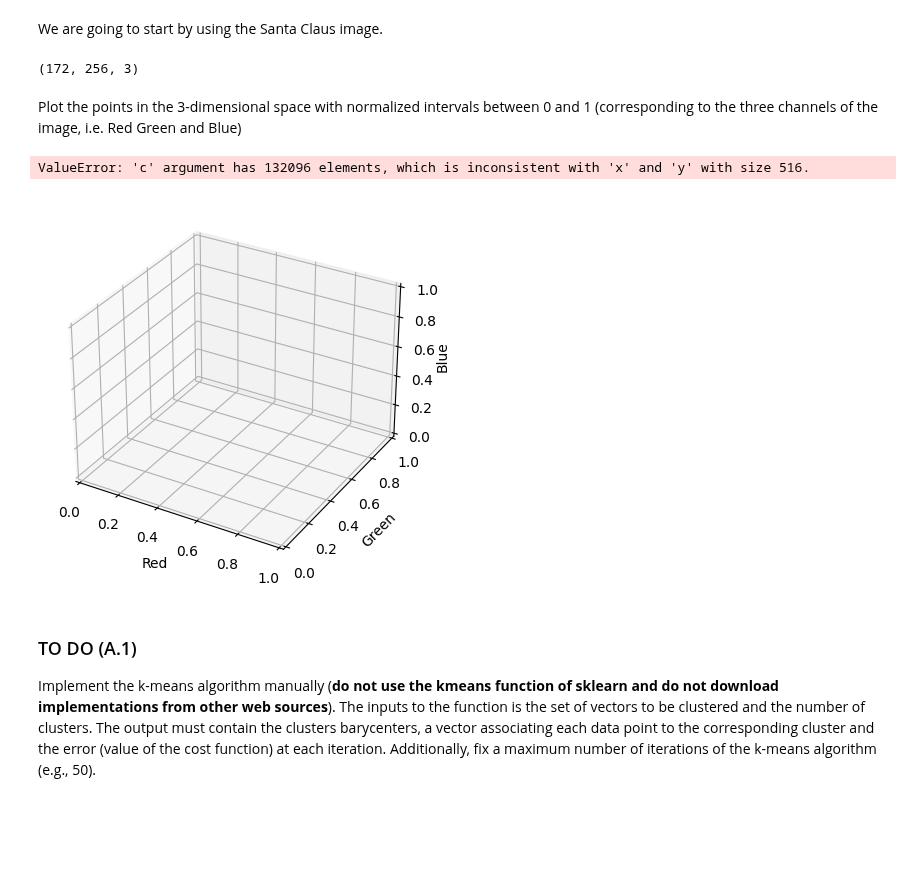
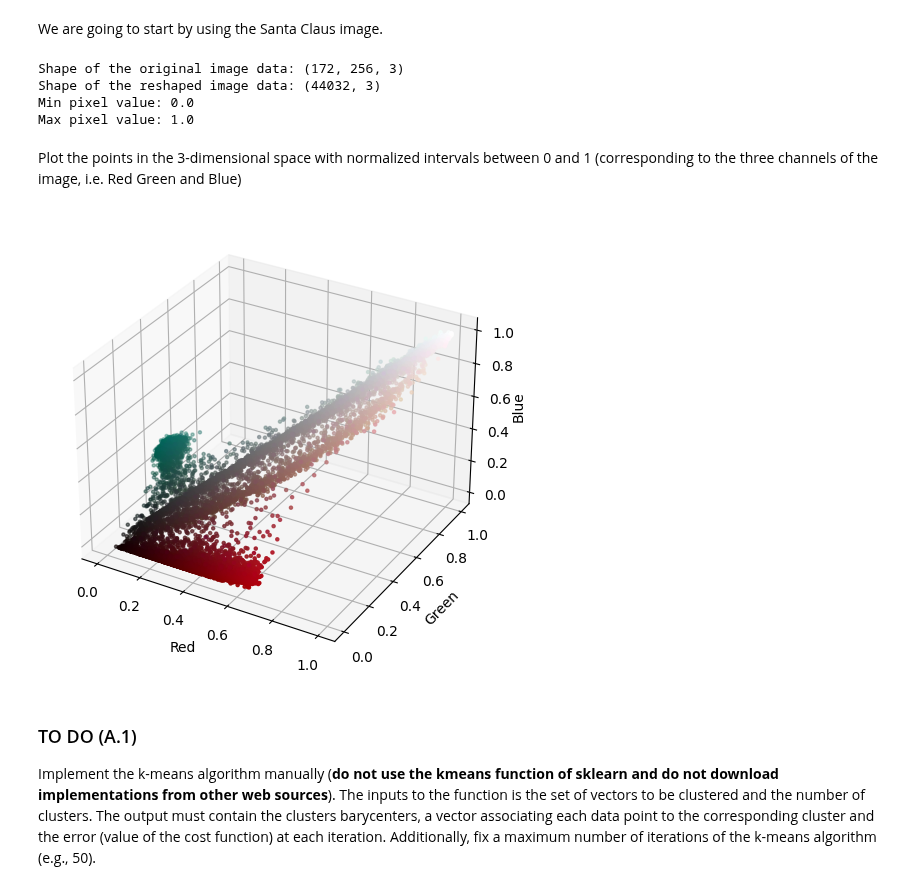
Before and after one commit to r15i/lab-machine-learning, a Jupyter notebook: lab3(consegna)/risi_emilio_lab3.ipynb, the cells around one changed output. Cells and saved outputs as stored; diff of their text form; code cells hidden in the pictures; blank space fills up the shorter version.

Commit message:
changed image format and made first draw of kms

```diff
--- a/lab3(consegna)/risi_emilio_lab3.ipynb
+++ b/lab3(consegna)/risi_emilio_lab3.ipynb
@@ -209,25 +209,31 @@ We are going to start by using the Santa Claus image.
 # ADD YOUR CODE HERE
 
 s_img = img/255
-#reshape ?
-#s_img.reshape(s_img,(s_img.shape[0],s_img.shape[1]))
-R,G,B = s_img[:,:,0],s_img[:,:,1],s_img[:,:,2]
+# Reshape the data to a matrix of num_pixels x 3
+num_pixels = s_img.shape[0] * s_img.shape[1]
+r_img = s_img.reshape(num_pixels, 3)
 
+print("Shape of the original image data:", s_img.shape)
+# Print the shape of the data and the min and max values of the pixels
+print("Shape of the reshaped image data:", r_img.shape)
 
-#s_img[c,x,y] =
-print(s_img.shape)
-# Print the shape of the data and the min and max values of the pixels
-# ADD YOUR CODE HERE
+# Calculate the min and max values of the pixels in the reshaped image
+min_pixel_value = np.min(r_img)
+max_pixel_value = np.max(r_img)
+print("Min pixel value:", min_pixel_value)
+print("Max pixel value:", max_pixel_value)
 # %% [output]
-(172, 256, 3)
+Shape of the original image data: (172, 256, 3)
+Shape of the reshaped image data: (44032, 3)
+Min pixel value: 0.0
+Max pixel value: 1.0
 # %% [markdown]
 Plot the points in the 3-dimensional space with normalized intervals between 0 and 1 (corresponding to the three channels of the image, i.e. Red Green and Blue)
 # %%
 # Sugestion: use the function scatter_plot()
-scatter_plot(s_img) # ADD YOUR CODE HERE
+scatter_plot(r_img) # ADD YOUR CODE HERE
 # %% [output]
-ValueError: 'c' argument has 132096 elements, which is inconsistent with 'x' and 'y' with size 516.
-[figure, old version]
+[figure, new version]
 # %% [markdown]
 ### TO DO (A.1)
 Implement the k-means algorithm manually (**do not use the kmeans function of sklearn and do not download implementations from other web sources**). The inputs to the function is the set of vectors to be clustered and the number of clusters. The output must contain the clusters barycenters, a vector associating each data point to the corresponding cluster and the error (value of the cost function) at each iteration.
```
Also changed, not shown: parts of 4 cells of this notebook.
